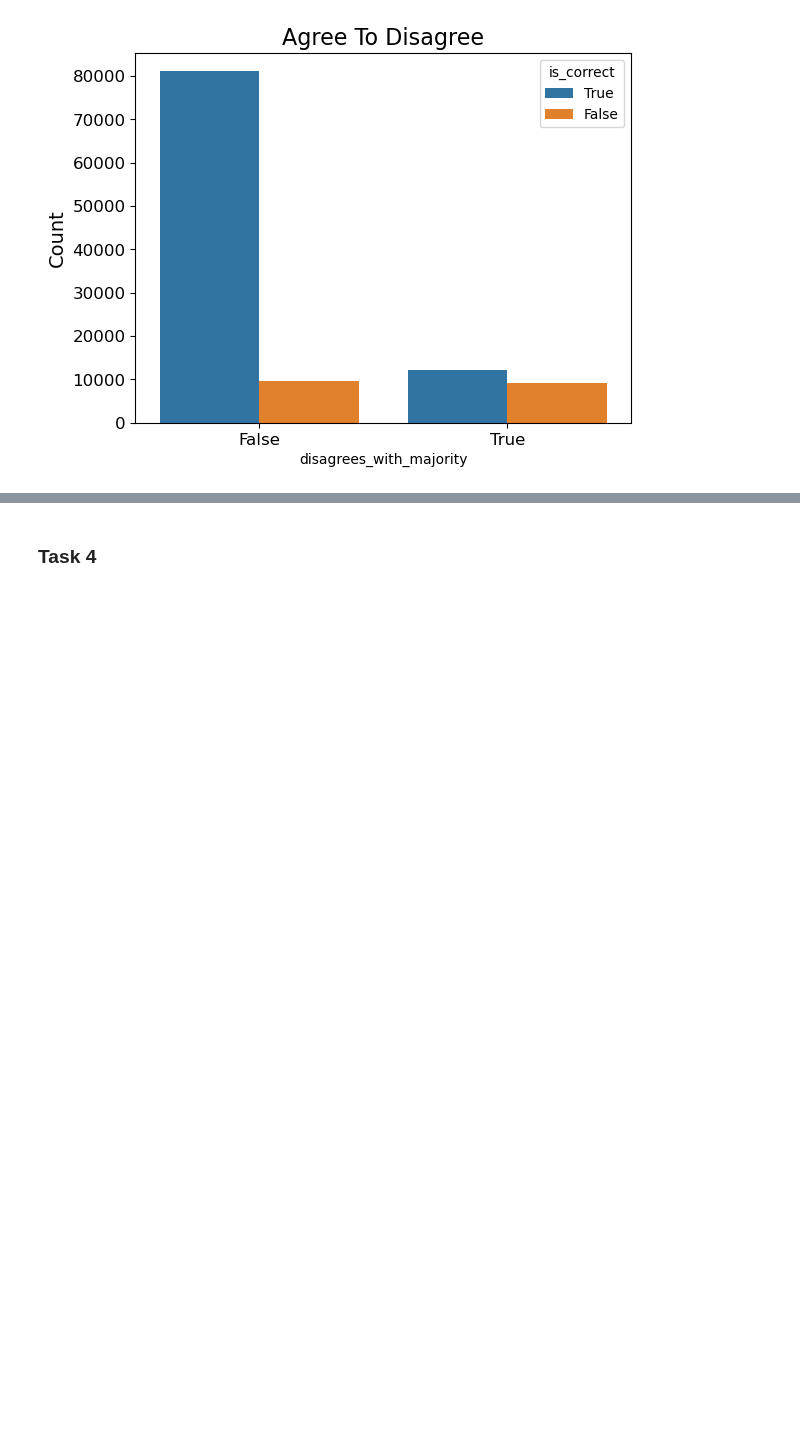
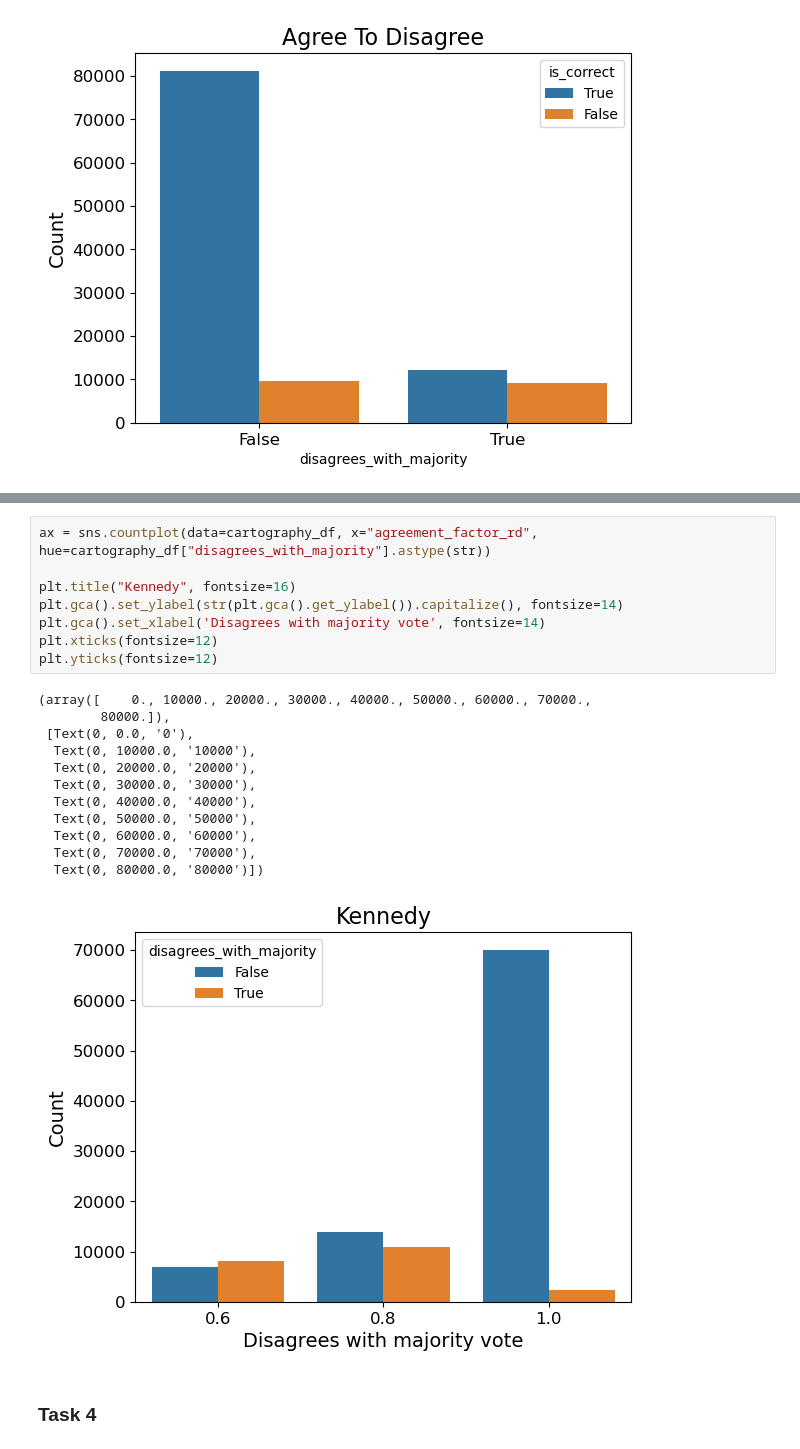
Before and after one commit to abhishekanand1710/noise-and-bias, a Jupyter notebook: dataset-cartography/kennedy/cartography_plotting_disco.ipynb, the cells around one changed output, grey strips where cells are left out. Saved outputs shown, nothing was run; the diff lists cells and outputs as text; blank space fills up the shorter version.

```diff
--- a/dataset-cartography/kennedy/cartography_plotting_disco.ipynb
+++ b/dataset-cartography/kennedy/cartography_plotting_disco.ipynb
@@ -444,3 +463,24 @@ plt.yticks(fontsize=12)
+# %%
+ax = sns.countplot(data=cartography_df, x="agreement_factor_rd", hue=cartography_df["disagrees_with_majority"].astype(str))
+
+plt.title("Kennedy", fontsize=16)
+plt.gca().set_ylabel(str(plt.gca().get_ylabel()).capitalize(), fontsize=14)
+plt.gca().set_xlabel('Disagrees with majority vote', fontsize=14)
+plt.xticks(fontsize=12)
+plt.yticks(fontsize=12)
+# %% [output]
+(array([    0., 10000., 20000., 30000., 40000., 50000., 60000., 70000.,
+        80000.]),
+ [Text(0, 0.0, '0'),
+  Text(0, 10000.0, '10000'),
+  Text(0, 20000.0, '20000'),
+  Text(0, 30000.0, '30000'),
+  Text(0, 40000.0, '40000'),
+  Text(0, 50000.0, '50000'),
+  Text(0, 60000.0, '60000'),
+  Text(0, 70000.0, '70000'),
+  Text(0, 80000.0, '80000')])
+[figure, added]
 # %% [markdown]
 ### Task 4
 # %%
```
Also changed, not shown: parts of 1 cell of this notebook, 2 other files.
